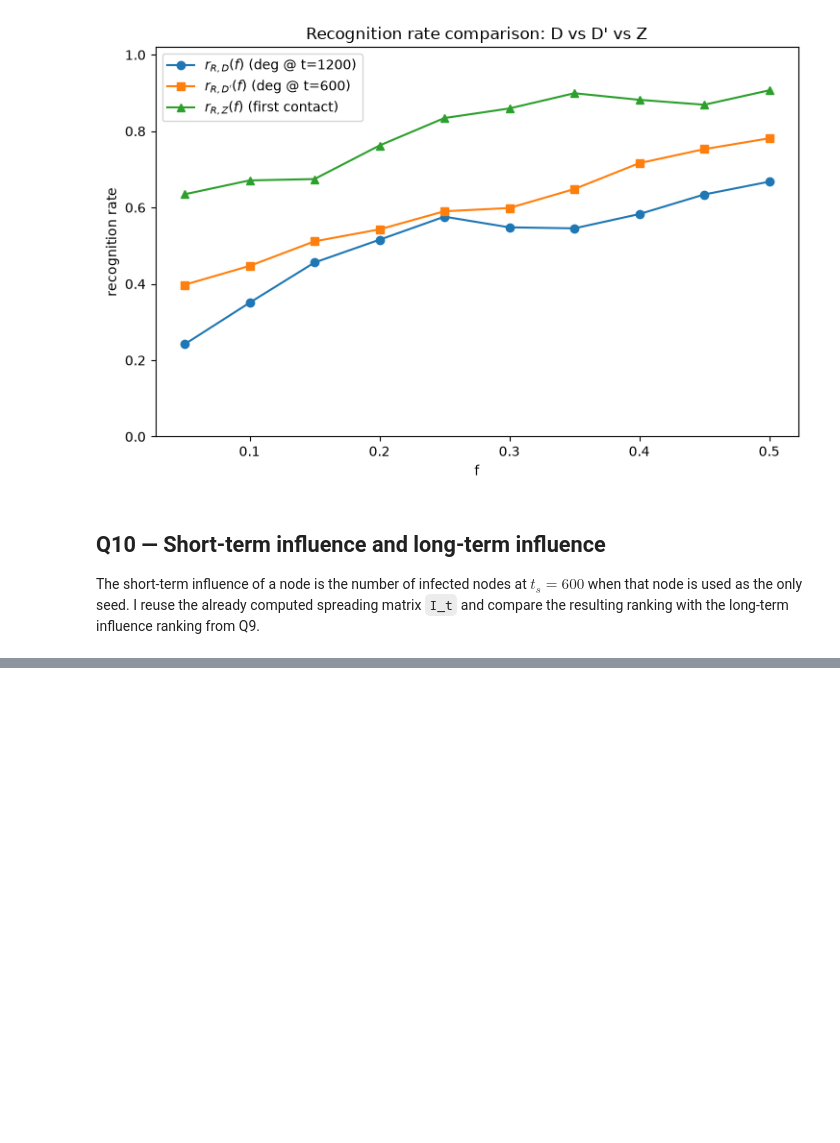
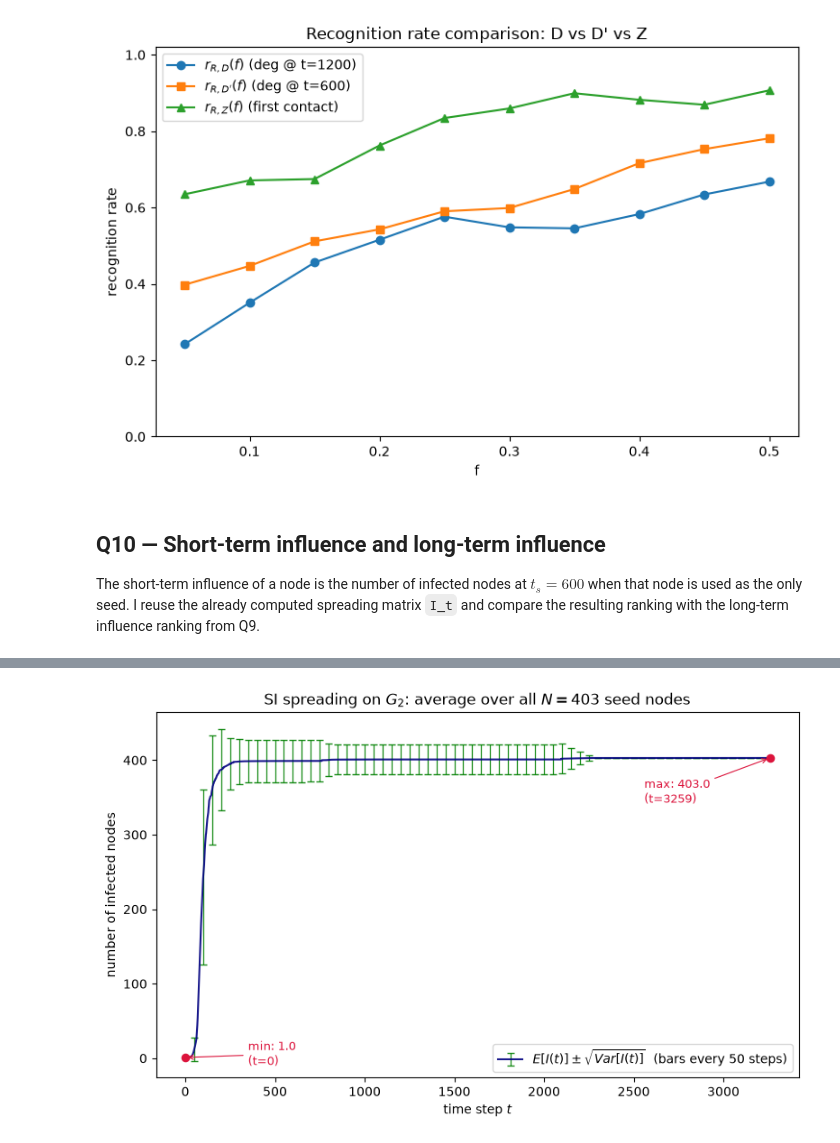
Before and after one commit to andrei00001111/ComplexAss, a Jupyter notebook: assignment.ipynb, the cells around one changed output, grey strips where cells are left out. Saved outputs shown, nothing was run; the diff lists cells and outputs as text; code cells hidden in the pictures; blank space fills up the shorter version.

```diff
--- a/assignment.ipynb
+++ b/assignment.ipynb
@@ -1371,0 +1394,19 @@ nodes tied with at least one other node: 325
+# %%
+# Turn a raw (node1, node2, timestamp) contact list into 0-based node indices
+def build_indexed_contacts(df):
+    u_raw = df["node1"].to_numpy()
+    v_raw = df["node2"].to_numpy()
+    t_raw = df["timestamp"].to_numpy()
+    nodes = np.union1d(u_raw, v_raw)
+    N = nodes.size
+    node_index = pd.Series(np.arange(N), index=nodes)
+    ia = node_index.loc[u_raw].to_numpy()
+    ib = node_index.loc[v_raw].to_numpy()
+    T = int(t_raw.max())
+    return ia, ib, t_raw, nodes, N, T
+
+ia_G2, ib_G2, t_raw_G2, nodes_G2, N_G2, T_G2 = build_indexed_contacts(df)
+
+assert N_G2 == N_B, "sanity check: G_2 has the same node set as G_data"
+assert T_G2 == T, "sanity check: reshuffling timestamps doesn't change T"
+print(f"N = {N_G2} nodes, {len(df):,} temporal contacts, T = {T_G2} time steps")
@@ -1371,0 +1465,30 @@ nodes tied with at least one other node: 325
+# %%
+# Q11(a): E[I(t)] for G_2 with its standard-deviation error bars (same style as Q8)
+def plot_spreading_errorbar(E_I, Sd_I, T, title, color="navy", ecolor="green", every=50):
+    fig, ax = plt.subplots(figsize=(8, 5))
+    tt_axis = np.arange(T + 1)
+    ax.errorbar(tt_axis, E_I, yerr=Sd_I, errorevery=every, fmt="-", color=color, lw=1.5,
+                capsize=3, elinewidth=0.9, ecolor=ecolor, alpha=0.9,
+                label=r"$E[I(t)] \pm \sqrt{Var[I(t)]}$" + f"  (bars every {every} steps)")
+
+    ax.scatter([0, T], [E_I[0], E_I[T]], color="crimson", zorder=5, s=35)
+    ax.annotate(f"min: {E_I[0]:.1f}\n(t=0)", xy=(0, E_I[0]), xytext=(350, E_I[0] - 10),
+                fontsize=9, color="crimson",
+                arrowprops=dict(arrowstyle="->", color="crimson", lw=0.8))
+    ax.annotate(f"max: {E_I[T]:.1f}\n(t={T})", xy=(T, E_I[T]), xytext=(T - 700, E_I[T] - 60),
+                fontsize=9, color="crimson",
+                arrowprops=dict(arrowstyle="->", color="crimson", lw=0.8))
+
+    ax.set_xlabel("time step $t$")
+    ax.set_ylabel("number of infected nodes")
+    ax.set_title(title)
+    ax.legend()
+    fig.tight_layout()
+    return fig
+
+fig_G2_err = plot_spreading_errorbar(
+    E_I_G2, Sd_I_G2, T_G2,
+    r"SI spreading on $G_2$: average over all $N=403$ seed nodes")
+plt.show()
+# %% [output]
+[figure, added]
```
Also changed, not shown: parts of 23 cells of this notebook.
